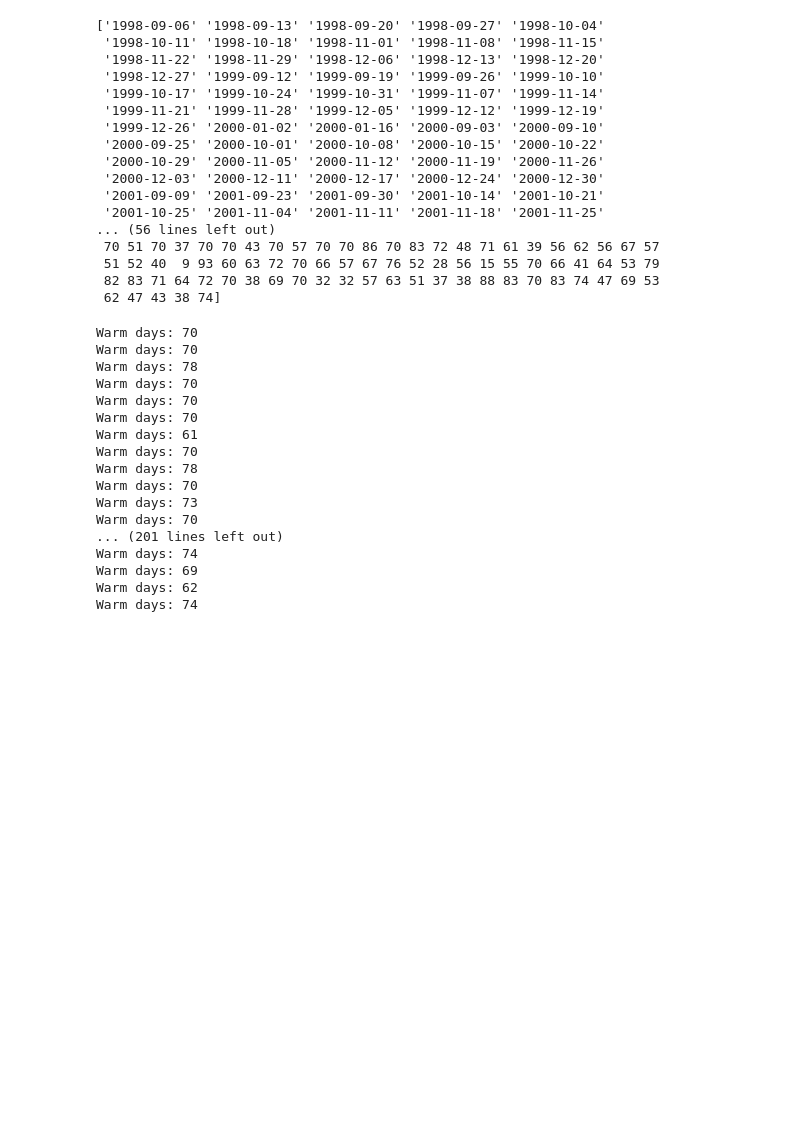
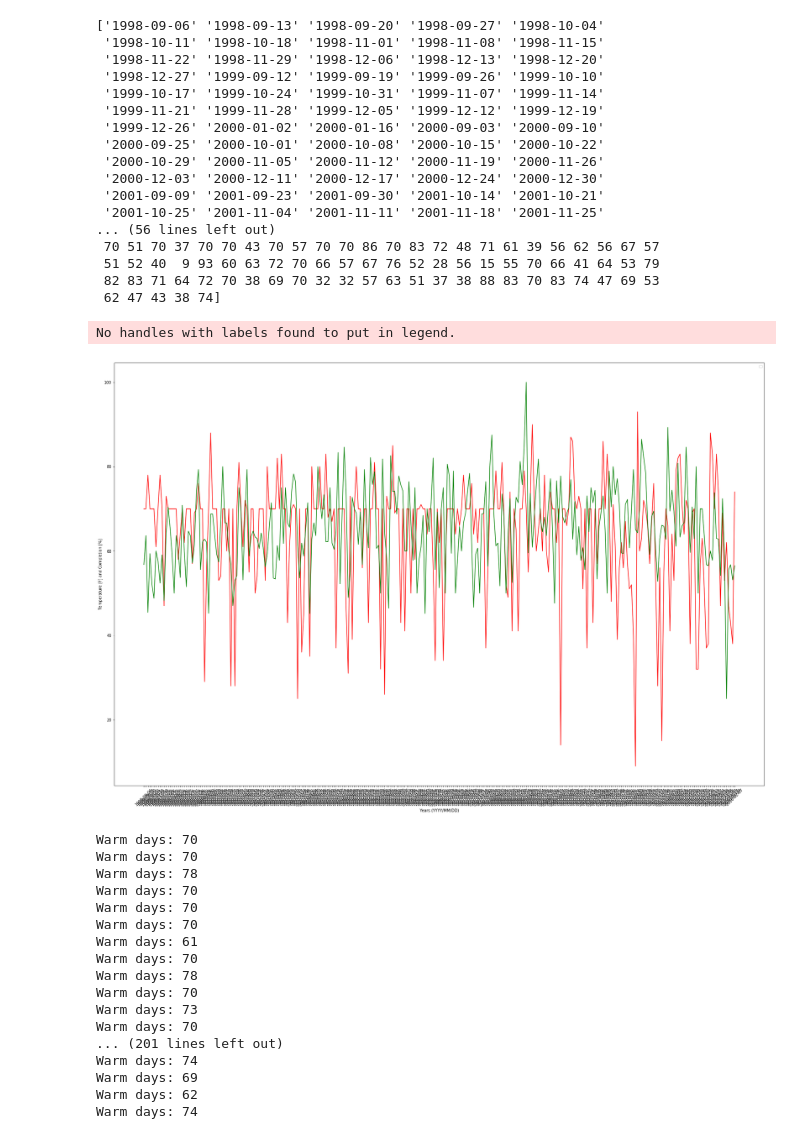
Before and after one commit to valpomet330-FA18/final-project-hbricca, a Jupyter notebook: Peyton_Manning.ipynb, the cells around one changed output. Saved outputs shown, nothing was run; the diff lists cells and outputs as text; code cells hidden in the pictures; blank space fills up the shorter version.

Commit message:
This commit is plotting some data and trying to plot more data.

```diff
--- a/Peyton_Manning.ipynb
+++ b/Peyton_Manning.ipynb
@@ -108,6 +104,22 @@ print(temp)
  51 52 40  9 93 60 63 72 70 66 57 67 76 52 28 56 15 55 70 66 41 64 53 79
  82 83 71 64 72 70 38 69 70 32 32 57 63 51 37 38 88 83 70 83 74 47 69 53
  62 47 43 38 74]
+# %%
+# Now plotting to see if the correlation between warm temperatures and high pass percentages are correlated using
+# A scatter plot.
+completion = pass_percent.Cmp.values
+plt.figure(1, figsize = (30,20))
+plt.plot(years,temp, color = 'red' )
+plt.plot(years, completion, color = 'green')
+plt.xlabel('Years (YYYY/MM/DD)')
+plt.xticks(rotation=45)
+plt.ylabel('Temperature [F] and Completion [%]')
+plt.legend()
+plt.savefig('tempandcompletionrate.png', dpi=150)
+plt.show()
+# %% [output]
+No handles with labels found to put in legend.
+[figure, added]
 # %%
 # Now making a definition to determine how many days he played in temperatures that were below 60 degrees
 # with 60 degrees being the current benchmark of warmish temperatures in Fahrenheit.
```
Also changed, not shown: parts of 2 cells of this notebook.
